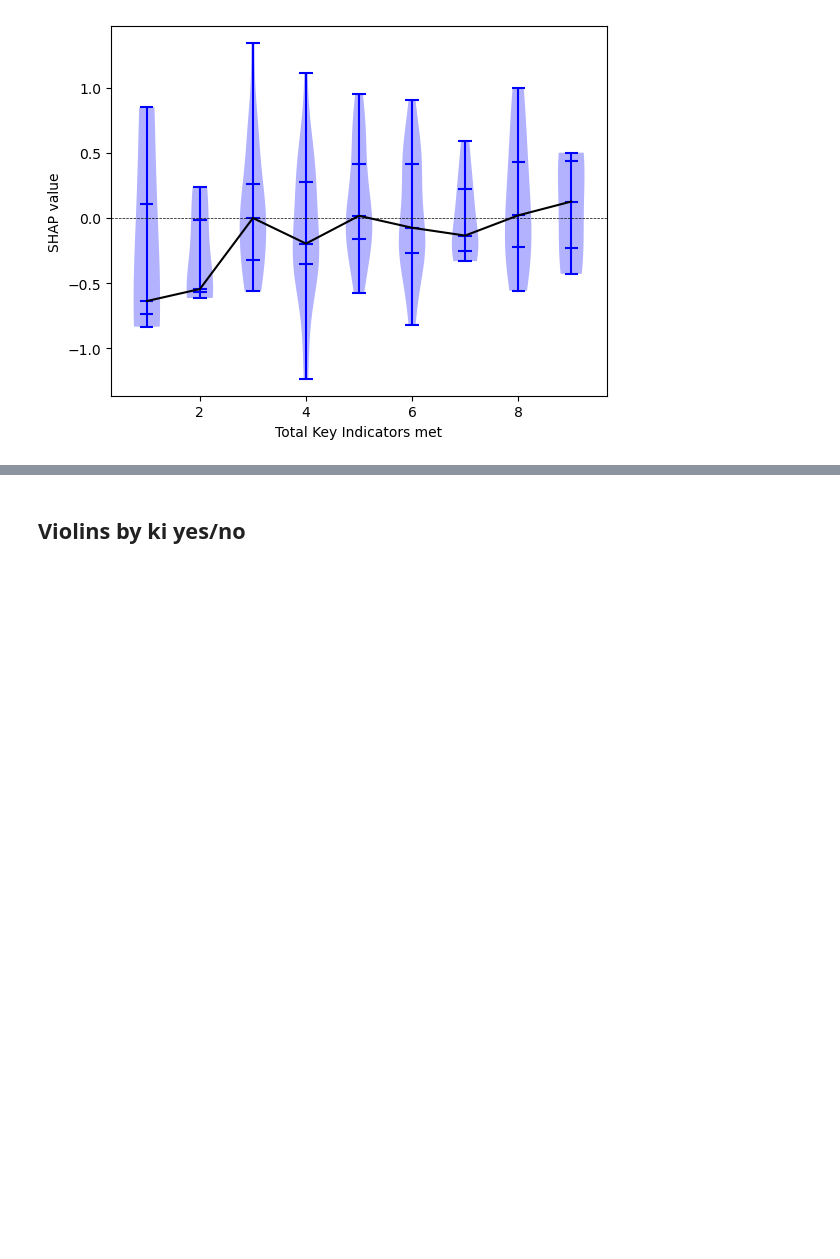
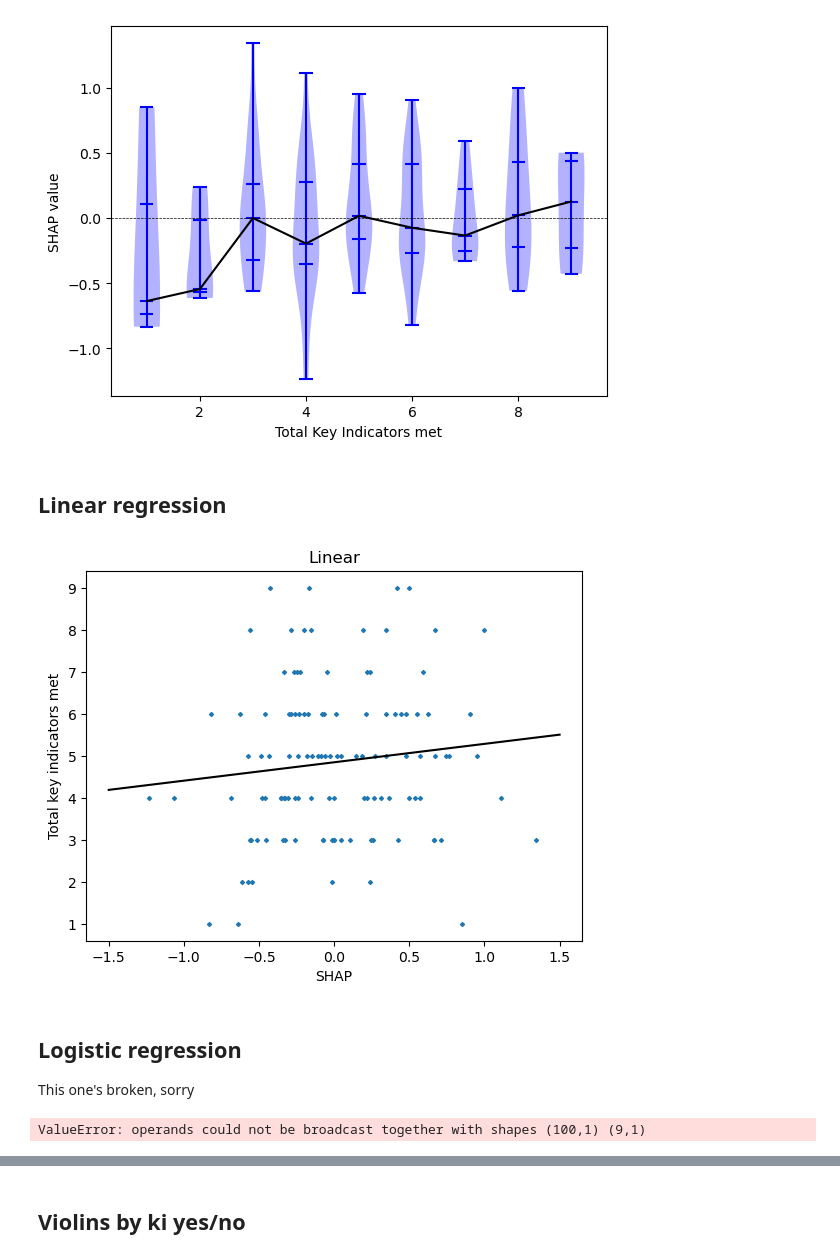
Before and after one commit to samuel-book/thrombolysis_organisational_factors, a Jupyter notebook: data_prep/4_ki_vs_shap.ipynb, the cells around one changed output, grey strips where cells are left out. Saved outputs shown, nothing was run; the diff lists cells and outputs as text; code cells hidden in the pictures; blank space fills up the shorter version.

Commit message:
Added the world's second-worst regression

```diff
--- a/data_prep/4_ki_vs_shap.ipynb
+++ b/data_prep/4_ki_vs_shap.ipynb
@@ -109,3 +114,63 @@ ax.set_ylabel('SHAP value')
 plt.show()
 # %% [output]
 [figure]
+# %% [markdown]
+## Linear regression
+# %%
+shap_vals = df['shap_mean'].values
+
+x_values = np.linspace(-1.5, 1.5, 100).reshape(-1, 1)
+
+ki_vals = df['ki_total'].values
+
+x = np.array(shap_vals).reshape(-1, 1)
+y = np.array(ki_vals).reshape(-1, 1)
+
+# Create linear regression object
+regr = LinearRegression()
+# Train the model using the training sets
+regr.fit(x, y)
+# Make predictions using the testing set
+pred = regr.predict(x_values)
+
+fig, ax = plt.subplots()
+ax.scatter(shap_vals, ki_vals, s=4, marker='D')
+ax.plot(x_values, pred, color='k')
+
+ax.set_xlabel('SHAP')
+ax.set_ylabel('Total key indicators met')
+ax.set_title('Linear')
+plt.show()
+# %% [output]
+[figure, added]
+# %% [markdown]
+## Logistic regression
+
+This one's broken, sorry
+# %%
+shap_vals = df['shap_mean'].values
+
+x_values = np.linspace(-1.5, 1.5, 100).reshape(-1, 1)
+
+ki_vals = df['ki_total'].values
+
+x = np.array(shap_vals).reshape(-1, 1)
+y = np.array(ki_vals).reshape(-1, 1)
+
+# Create logistic regression object
+clf = LogisticRegression()
+# Train the model using the training sets
+clf.fit(x, y)
+
+pred = expit(x_values * clf.coef_ + clf.intercept_).ravel()
+
+fig, ax = plt.subplots()
+ax.scatter(shap_vals, ki_vals, s=4, marker='D')
+ax.plot(x_values, pred, color='k')
+
+ax.set_xlabel('SHAP')
+ax.set_ylabel('Total key indicators met')
+ax.set_title('Logistic')
+plt.show()
+# %% [output]
+ValueError: operands could not be broadcast together with shapes (100,1) (9,1)
```
Also changed, not shown: parts of 5 cells of this notebook.
